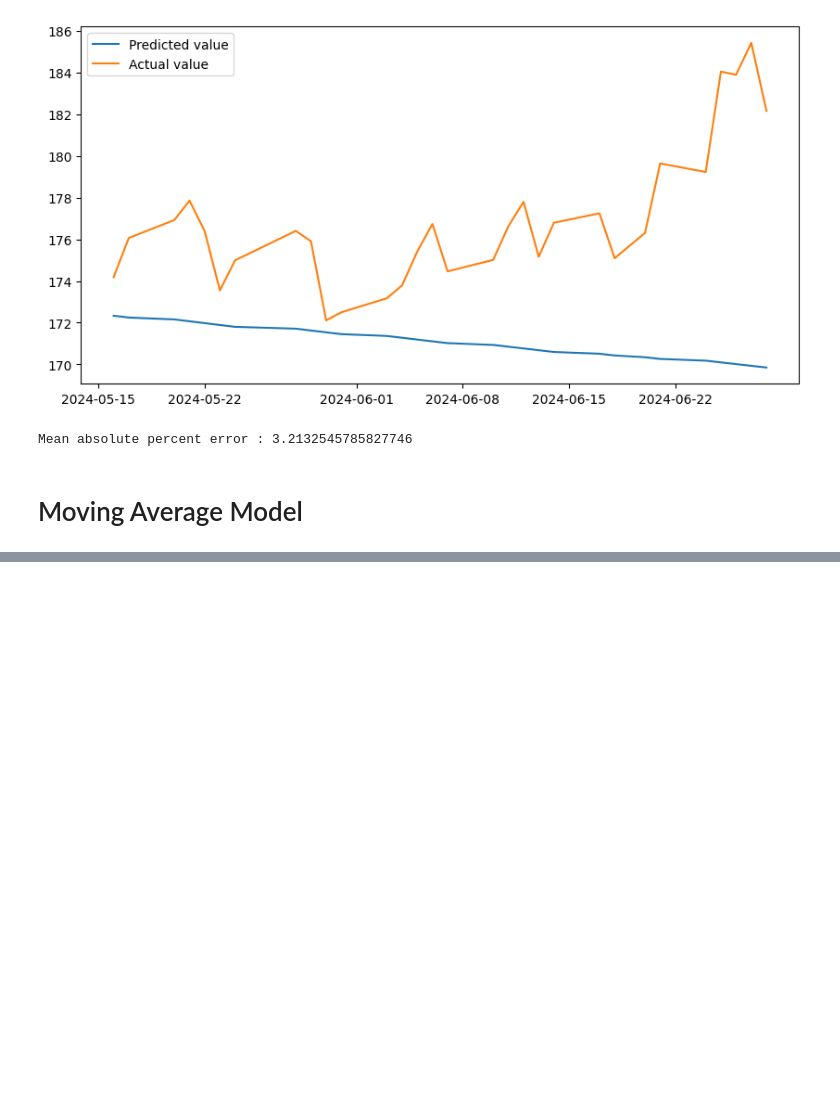
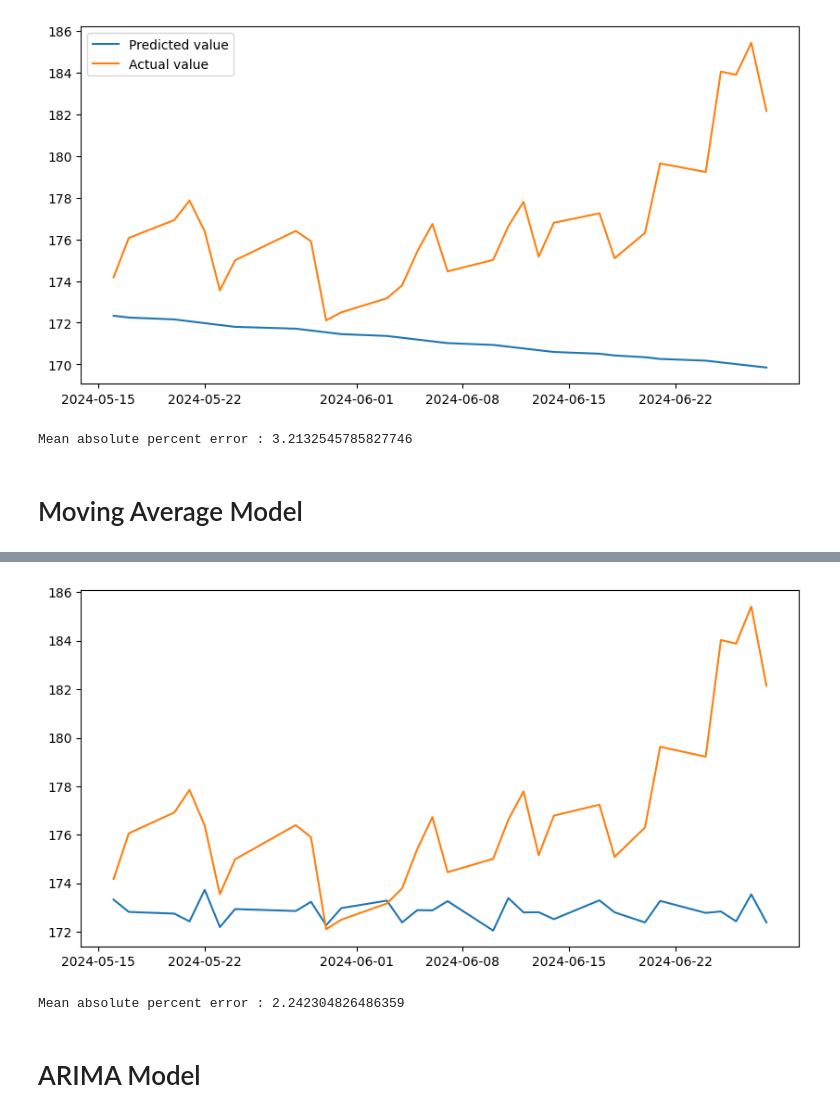
Before and after one commit to DJS-INFOMATRIX/Machine-Learning, a Jupyter notebook: GooglePricePrediction.ipynb, the cells around one changed output, grey strips where cells are left out. Saved outputs shown, nothing was run; the diff lists cells and outputs as text; code cells hidden in the pictures; blank space fills up the shorter version.

```diff
--- a/GooglePricePrediction.ipynb
+++ b/GooglePricePrediction.ipynb
@@ -392,0 +380,2 @@ Mean absolute percent error : 1.4782587312656277
+# %%
+model=sm.tsa.ARIMA(train, order=(2,0,50)).fit() #We keep the differencing order to 0, because that is what ARMA is and that is the differencing factor between ARMA and ARIMA.
@@ -392,0 +417,17 @@ Mean absolute percent error : 1.4782587312656277
+# %%
+pred=model.predict(start=len(train),end=len(google_data)-1)
+# %%
+pred.index=test.index
+# %%
+plt.figure(figsize=(10,5))
+plt.plot(pred,label='Predicted value')
+plt.plot(test,label='Actual value')
+plt.show()
+# %% [output]
+[figure, added]
+# %%
+print(f"Mean absolute percent error : {np.mean(np.abs((test-pred)/test))*100}")
+# %% [output]
+Mean absolute percent error : 2.242304826486359
+# %% [markdown]
+# ARIMA Model
```
Also changed, not shown: parts of 19 cells of this notebook.
